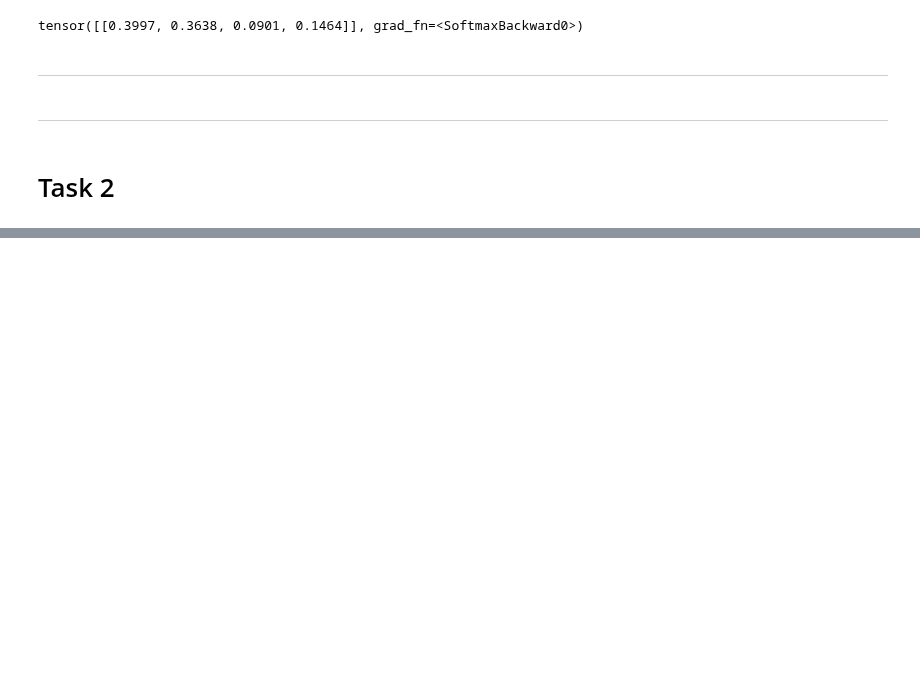
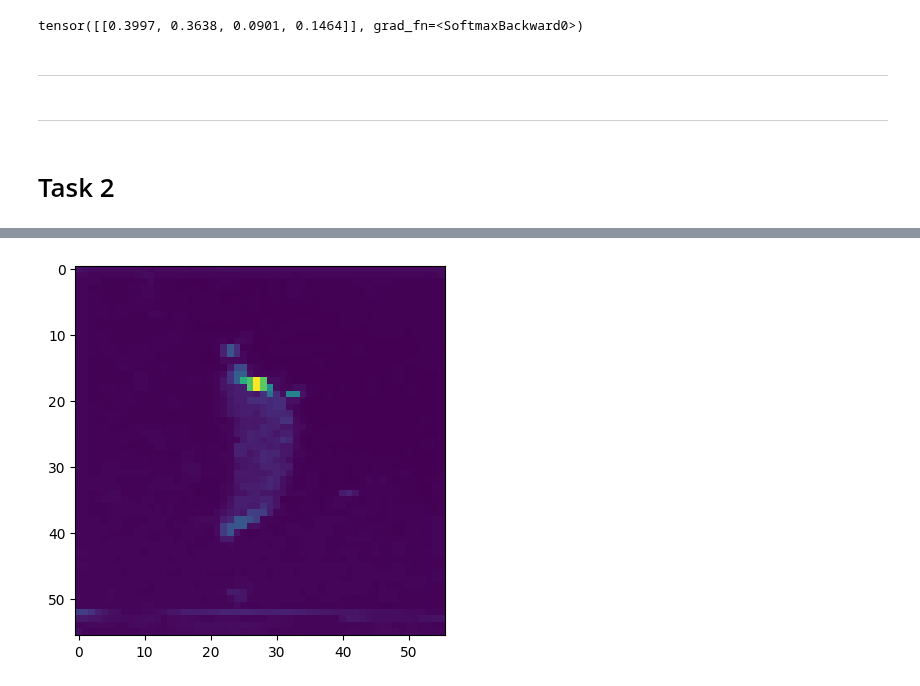
Before and after one commit to RafsanJany-44/ARC_DEEP, a Jupyter notebook: pytorch-assignment.ipynb, the cells around one changed output, grey strips where cells are left out. Saved outputs shown, nothing was run; the diff lists cells and outputs as text; code cells hidden in the pictures; blank space fills up the shorter version.

Commit message:
Kaggle Notebook | Pytorch_Assignment | Version 10

```diff
--- a/pytorch-assignment.ipynb
+++ b/pytorch-assignment.ipynb
@@ -305,3 +284,41 @@ visualize_feature_maps(model_resnet101, layer_name_resnet101, img_tensor)
 [figure]
 [figure]
 [figure]
+# %%
+import torch
+import torchvision.models as models
+from torchvision import transforms
+from PIL import Image
+import matplotlib.pyplot as plt
+
+# Load the pre-trained ResNet-101 model and move it to GPU
+device = torch.device("cuda" if torch.cuda.is_available() else "cpu")
+model = models.resnet101(pretrained=True).to(device)
+model.eval()
+
+# Choose an input image for visualization
+img_path = '/kaggle/input/vegetable-image-dataset/Vegetable Images/train/Bean/0026.jpg'
+img = Image.open(img_path).convert('RGB')
+
+
+
+# Preprocess the image
+preprocess = transforms.Compose([
+    transforms.Resize((224, 224)),
+    transforms.ToTensor(),
+    transforms.Normalize(mean=[0.485, 0.456, 0.406], std=[0.229, 0.224, 0.225]),
+])
+img_tensor = preprocess(img)
+img_tensor = torch.unsqueeze(img_tensor, 0).to(device)
+
+# Get the feature map of the first convolutional layer
+layer_name = 'conv1'
+feature_map_model = torch.nn.Sequential(*list(model.children())[:4])
+feature_map_model.to(device)
+feature_map = feature_map_model(img_tensor)
+
+# Visualize the feature map
+plt.imshow(feature_map[0, 0].cpu().detach().numpy(), cmap='viridis')
+plt.show()
+# %% [output]
+[figure, added]
```
Also changed, not shown: parts of 3 cells of this notebook.
